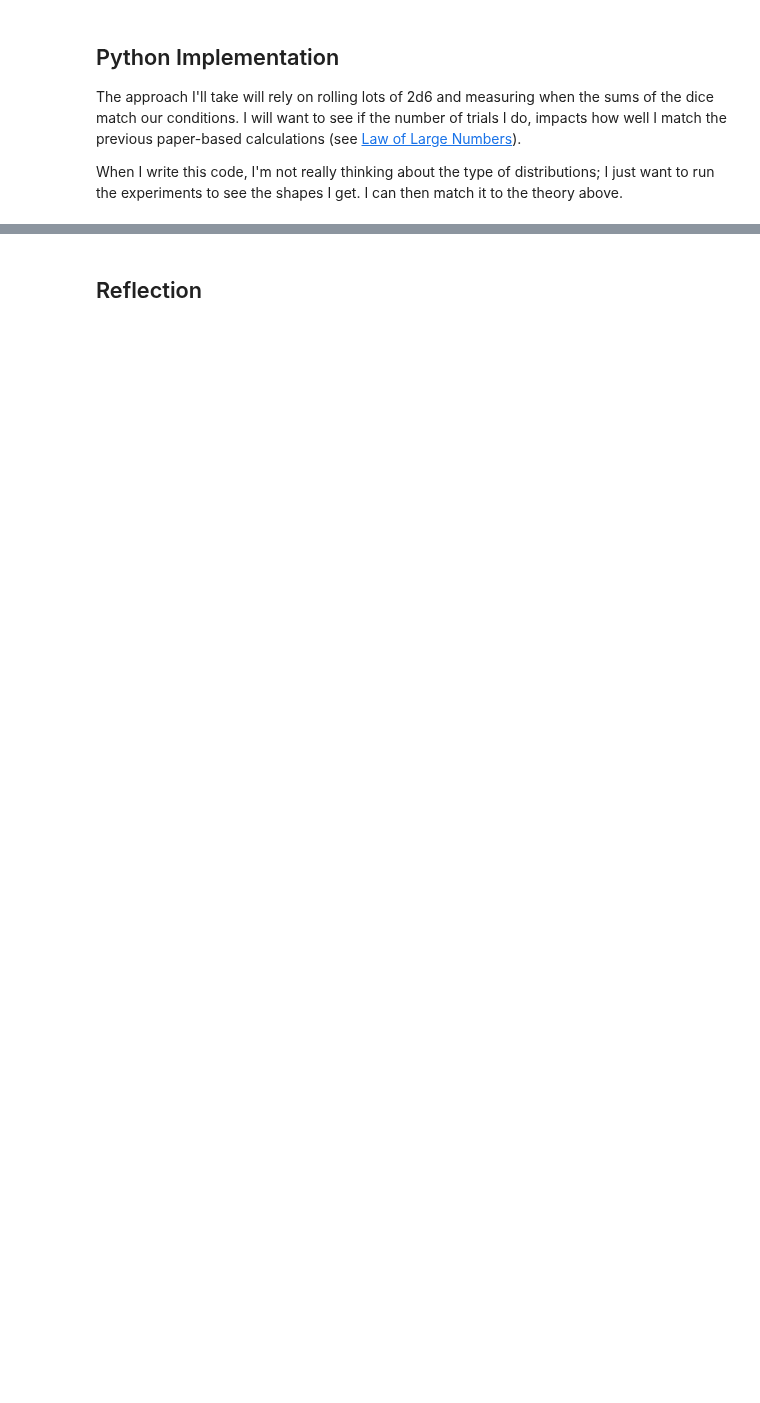
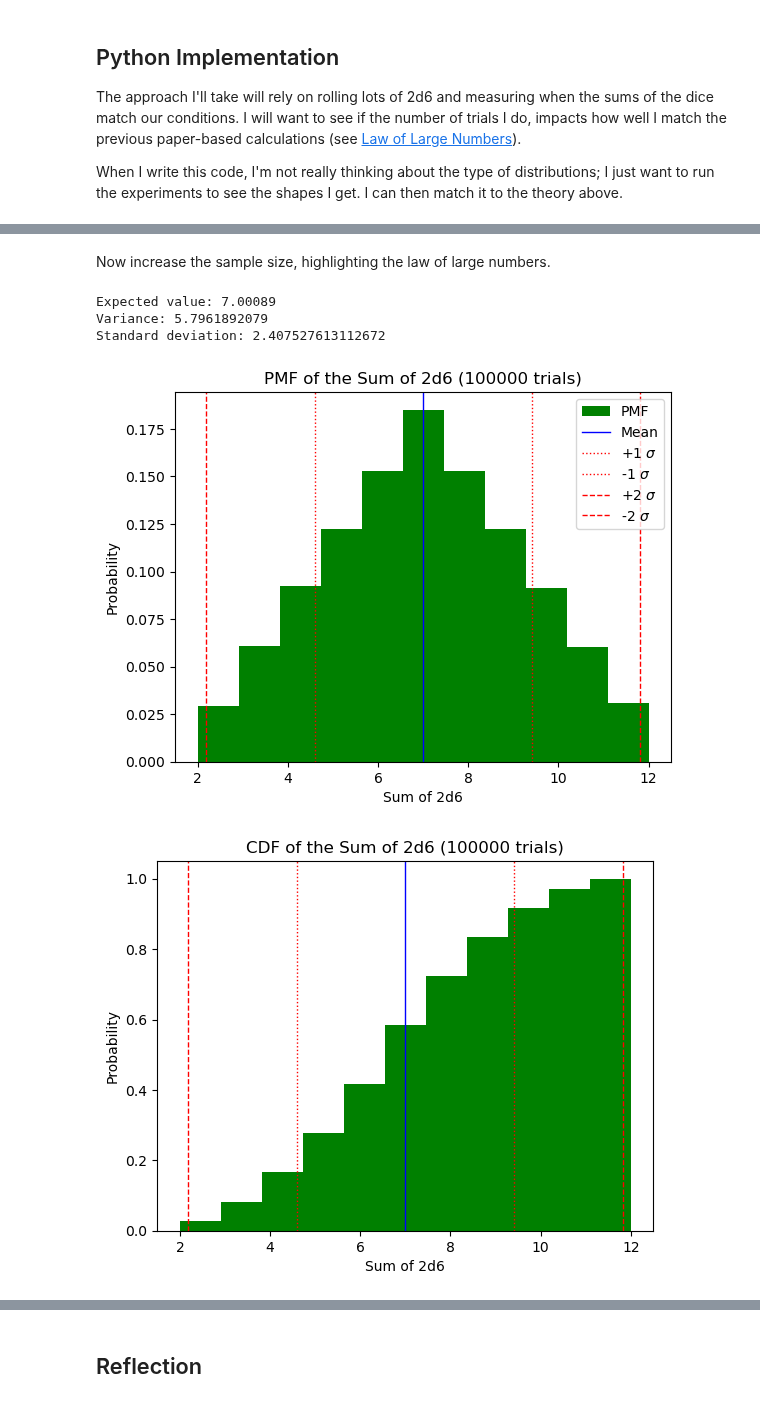
Before and after one commit to sean-meade/probability-distribution, a Jupyter notebook: Etivity3-Task1.ipynb, the cells around one changed output, grey strips where cells are left out. Cells and saved outputs as stored; diff of their text form; code cells hidden in the pictures; blank space fills up the shorter version.

```diff
--- a/Etivity3-Task1.ipynb
+++ b/Etivity3-Task1.ipynb
@@ -211,0 +294,15 @@ plt.show()
+# %% [markdown]
+Now increase the sample size, highlighting the law of large numbers.
+# %%
+num_trials = 100_000
+sums = [roll_2d6() for i in range(num_trials)]
+
+
+calculate_statistics(sums)
+plot_distributions(sums, num_trials)
+# %% [output]
+Expected value: 7.00089
+Variance: 5.7961892079
+Standard deviation: 2.407527613112672
+[figure, added]
+[figure, added]
```
Also changed, not shown: parts of 14 cells of this notebook.
